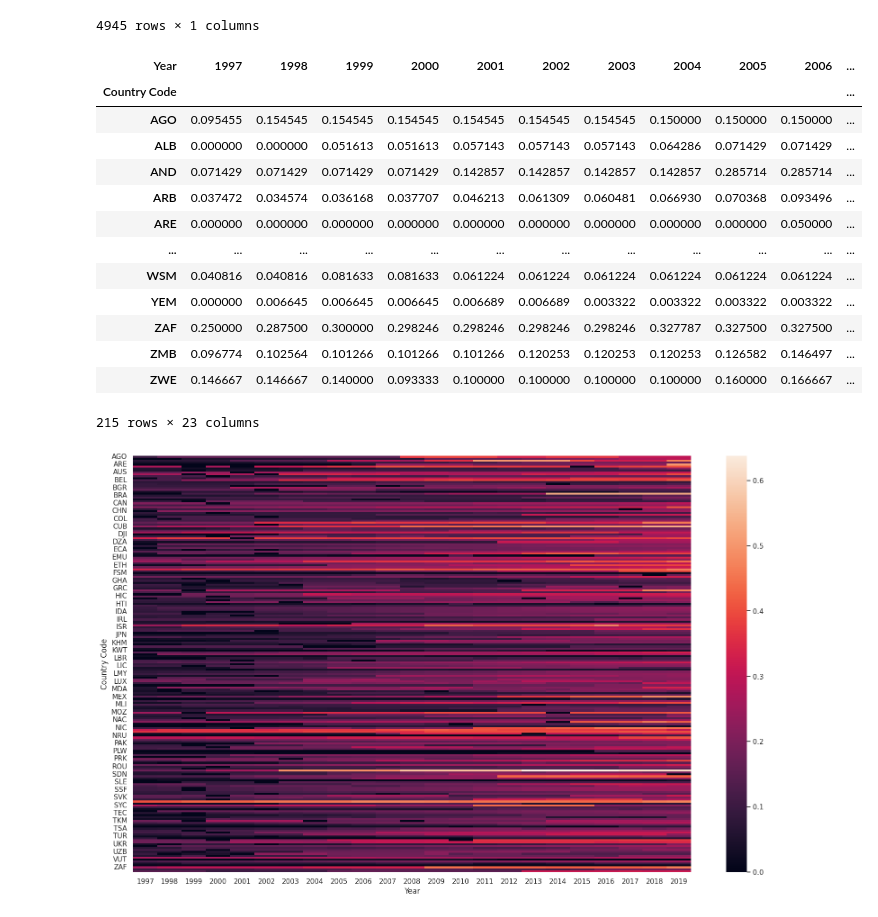
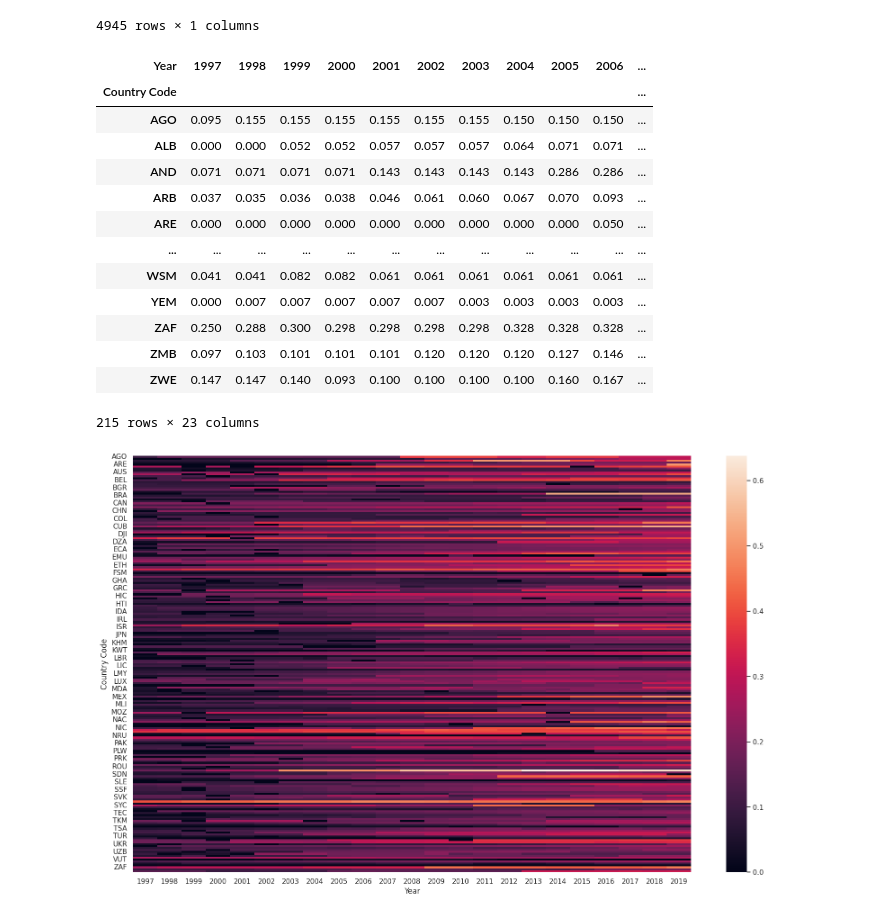
Before and after one commit to PatriciaReyesAv/Female-Political-Representation, a Jupyter notebook: 4_4_Visualización_datos.ipynb, the cells around one changed output. Saved outputs shown, nothing was run; the diff lists cells and outputs as text; code cells hidden in the pictures.

```diff
--- a/4_4_Visualización_datos.ipynb
+++ b/4_4_Visualización_datos.ipynb
@@ -89,22 +89,22 @@ datos_grp
 |  | 2019 | 0.318519 |
 4945 rows × 1 columns
 # %%
-datos_pivot=datos_grp.pivot_table(index='Country Code', columns='Year',values='Porcentaje Representantes')
+datos_pivot=datos_grp.pivot_table(index='Country Code', columns='Year',values='Porcentaje Representantes').round(3)
 datos_pivot
 # %% [output]
 | Year | 1997 | 1998 | 1999 | 2000 | 2001 | 2002 | 2003 | 2004 | 2005 | 2006 | ... |
 | Country Code |  |  |  |  |  |  |  |  |  |  | ... |
-| AGO | 0.095455 | 0.154545 | 0.154545 | 0.154545 | 0.154545 | 0.154545 | 0.154545 | 0.150000 | 0.150000 | 0.150000 | ... |
-| ALB | 0.000000 | 0.000000 | 0.051613 | 0.051613 | 0.057143 | 0.057143 | 0.057143 | 0.064286 | 0.071429 | 0.071429 | ... |
-| AND | 0.071429 | 0.071429 | 0.071429 | 0.071429 | 0.142857 | 0.142857 | 0.142857 | 0.142857 | 0.285714 | 0.285714 | ... |
-| ARB | 0.037472 | 0.034574 | 0.036168 | 0.037707 | 0.046213 | 0.061309 | 0.060481 | 0.066930 | 0.070368 | 0.093496 | ... |
-| ARE | 0.000000 | 0.000000 | 0.000000 | 0.000000 | 0.000000 | 0.000000 | 0.000000 | 0.000000 | 0.000000 | 0.050000 | ... |
+| AGO | 0.095 | 0.155 | 0.155 | 0.155 | 0.155 | 0.155 | 0.155 | 0.150 | 0.150 | 0.150 | ... |
+| ALB | 0.000 | 0.000 | 0.052 | 0.052 | 0.057 | 0.057 | 0.057 | 0.064 | 0.071 | 0.071 | ... |
+| AND | 0.071 | 0.071 | 0.071 | 0.071 | 0.143 | 0.143 | 0.143 | 0.143 | 0.286 | 0.286 | ... |
+| ARB | 0.037 | 0.035 | 0.036 | 0.038 | 0.046 | 0.061 | 0.060 | 0.067 | 0.070 | 0.093 | ... |
+| ARE | 0.000 | 0.000 | 0.000 | 0.000 | 0.000 | 0.000 | 0.000 | 0.000 | 0.000 | 0.050 | ... |
 | ... | ... | ... | ... | ... | ... | ... | ... | ... | ... | ... | ... |
-| WSM | 0.040816 | 0.040816 | 0.081633 | 0.081633 | 0.061224 | 0.061224 | 0.061224 | 0.061224 | 0.061224 | 0.061224 | ... |
-| YEM | 0.000000 | 0.006645 | 0.006645 | 0.006645 | 0.006689 | 0.006689 | 0.003322 | 0.003322 | 0.003322 | 0.003322 | ... |
-| ZAF | 0.250000 | 0.287500 | 0.300000 | 0.298246 | 0.298246 | 0.298246 | 0.298246 | 0.327787 | 0.327500 | 0.327500 | ... |
-| ZMB | 0.096774 | 0.102564 | 0.101266 | 0.101266 | 0.101266 | 0.120253 | 0.120253 | 0.120253 | 0.126582 | 0.146497 | ... |
-| ZWE | 0.146667 | 0.146667 | 0.140000 | 0.093333 | 0.100000 | 0.100000 | 0.100000 | 0.100000 | 0.160000 | 0.166667 | ... |
+| WSM | 0.041 | 0.041 | 0.082 | 0.082 | 0.061 | 0.061 | 0.061 | 0.061 | 0.061 | 0.061 | ... |
+| YEM | 0.000 | 0.007 | 0.007 | 0.007 | 0.007 | 0.007 | 0.003 | 0.003 | 0.003 | 0.003 | ... |
+| ZAF | 0.250 | 0.288 | 0.300 | 0.298 | 0.298 | 0.298 | 0.298 | 0.328 | 0.328 | 0.328 | ... |
+| ZMB | 0.097 | 0.103 | 0.101 | 0.101 | 0.101 | 0.120 | 0.120 | 0.120 | 0.127 | 0.146 | ... |
+| ZWE | 0.147 | 0.147 | 0.140 | 0.093 | 0.100 | 0.100 | 0.100 | 0.100 | 0.160 | 0.167 | ... |
 215 rows × 23 columns
 # %%
 sns.heatmap(datos_pivot,linewidths='0.001')
```
